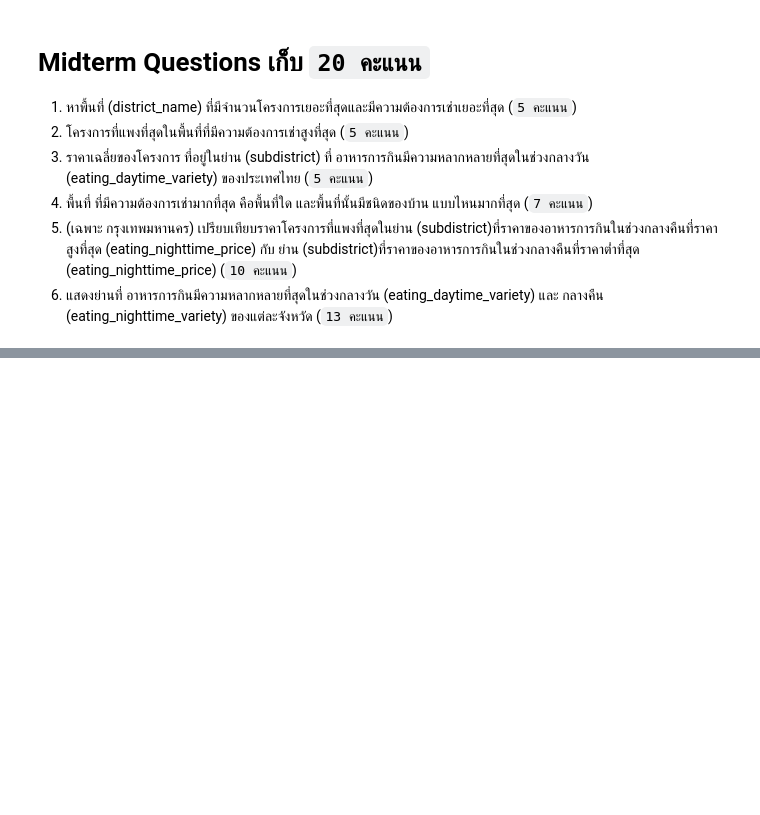
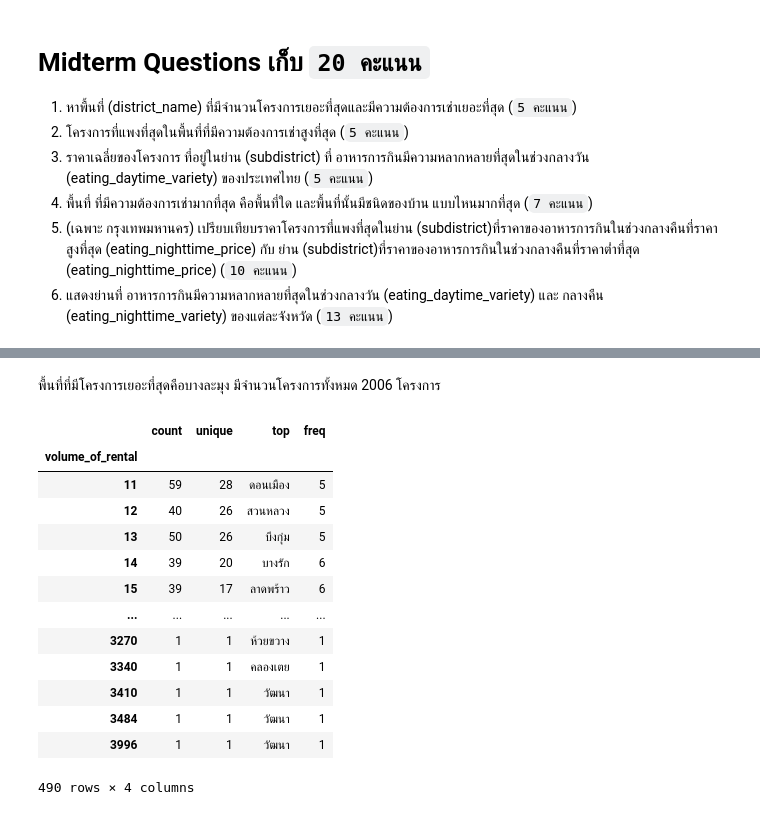
Before and after one commit to Momocute/BasicProg_DataViz65, a Jupyter notebook: midterm65.ipynb, the cells around one changed output, grey strips where cells are left out. Drawn from its saved outputs; the diff is of its cells as text; code cells hidden in the pictures; blank space fills up the shorter version.

```diff
--- a/midterm65.ipynb
+++ b/midterm65.ipynb
@@ -224,0 +233,20 @@ BB = eat.(groupby)
+# %% [markdown]
+พื้นที่ที่มีโครงการเยอะที่สุดคือบางละมุง มีจำนวนโครงการทั้งหมด 2006 โครงการ
+# %%
+Bmax = rent.groupby('volume_of_rental')['listing_district_name_th'].describe()
+Bmax
+# %% [output]
+|  | count | unique | top | freq |
+| volume_of_rental |  |  |  |  |
+| 11 | 59 | 28 | ดอนเมือง | 5 |
+| 12 | 40 | 26 | สวนหลวง | 5 |
+| 13 | 50 | 26 | บึงกุ่ม | 5 |
+| 14 | 39 | 20 | บางรัก | 6 |
+| 15 | 39 | 17 | ลาดพร้าว | 6 |
+| ... | ... | ... | ... | ... |
+| 3270 | 1 | 1 | ห้วยขวาง | 1 |
+| 3340 | 1 | 1 | คลองเตย | 1 |
+| 3410 | 1 | 1 | วัฒนา | 1 |
+| 3484 | 1 | 1 | วัฒนา | 1 |
+| 3996 | 1 | 1 | วัฒนา | 1 |
+490 rows × 4 columns
```
Also changed, not shown: parts of 53 cells of this notebook.
